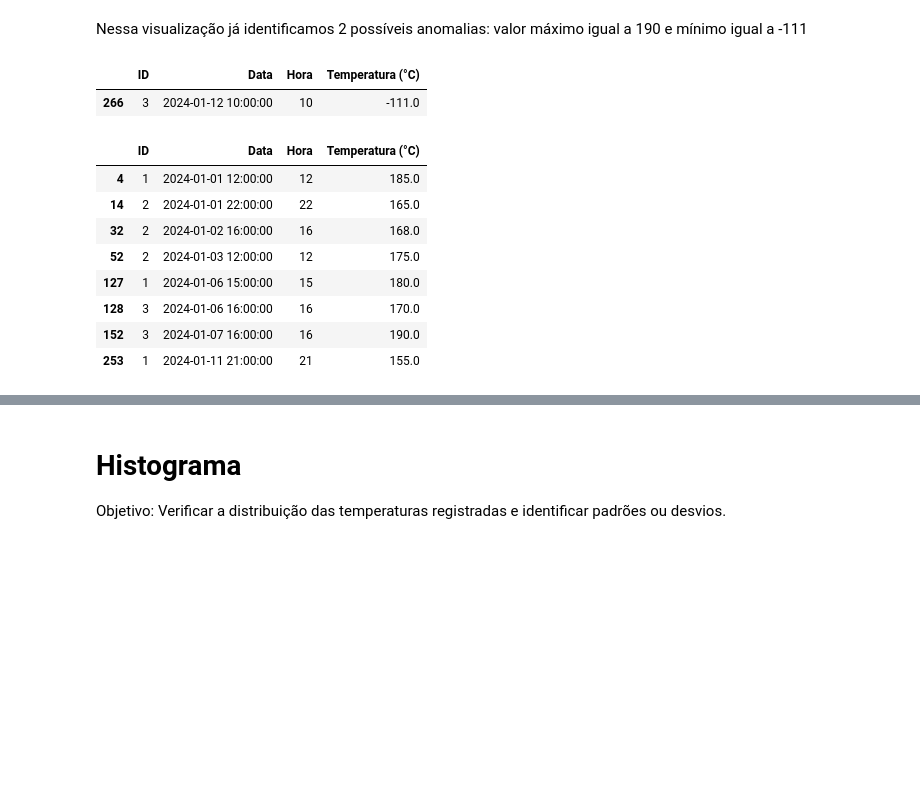
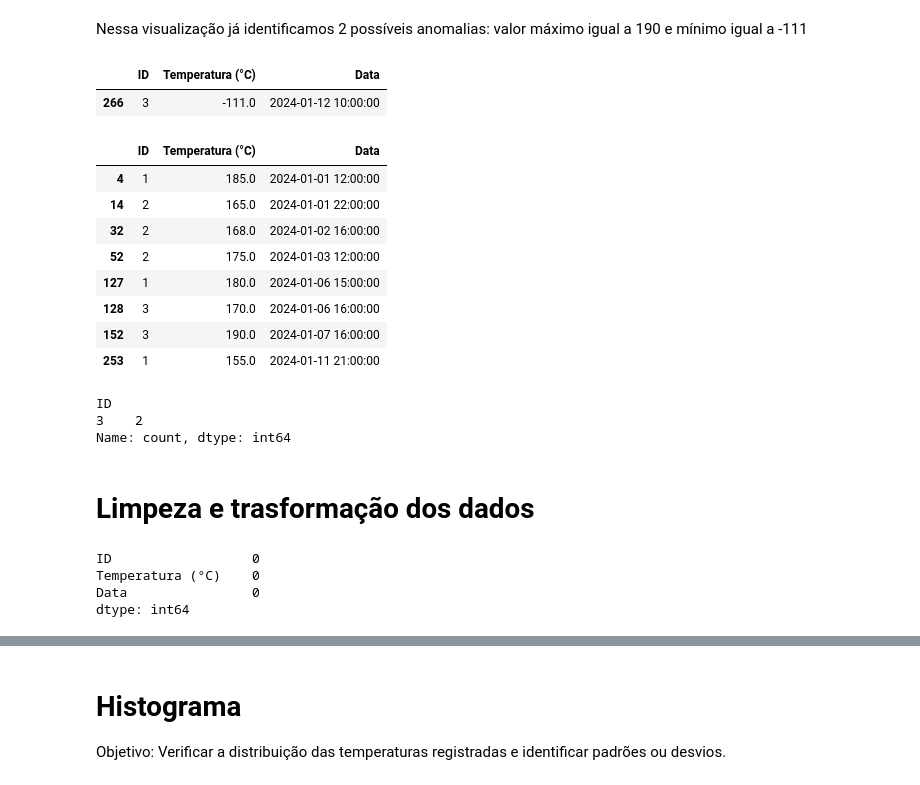
Before and after one commit to JonathanCristovao/analise-de-dados-automacao, a Jupyter notebook: analise_sensores.ipynb, the cells around one changed output, grey strips where cells are left out. Saved outputs shown, nothing was run; the diff lists cells and outputs as text; code cells hidden in the pictures; blank space fills up the shorter version.

```diff
--- a/analise_sensores.ipynb
+++ b/analise_sensores.ipynb
@@ -19,7 +19,6 @@ import warnings
 warnings.filterwarnings("ignore")
 # %%
 # lendo os dados
-data = pd.read_csv('data/temp_sensores.csv',index_col=False)
-data.to_csv('data/temp_sensores.csv',index=False)
-data.head()
+df_sensores = pd.read_csv('data/temp_sensores.csv',index_col=False)
+df_sensores.head()
 # %% [output]
@@ -54,19 +53,34 @@ Name: Temperatura (°C), dtype: float64
 # %% [markdown]
 Nessa visualização já identificamos 2 possíveis anomalias: valor máximo igual a 190 e mínimo igual a -111
 # %%
-data.query('`Temperatura (°C)` <0')
+df_sensores.query('`Temperatura (°C)` <0')
 # %% [output]
-|  | ID | Data | Hora | Temperatura (°C) |
-| 266 | 3 | 2024-01-12 10:00:00 | 10 | -111.0 |
+|  | ID | Temperatura (°C) | Data |
+| 266 | 3 | -111.0 | 2024-01-12 10:00:00 |
 # %%
-data.query('`Temperatura (°C)`>120')
+df_sensores.query('`Temperatura (°C)`>120')
 # %% [output]
-|  | ID | Data | Hora | Temperatura (°C) |
-| 4 | 1 | 2024-01-01 12:00:00 | 12 | 185.0 |
-| 14 | 2 | 2024-01-01 22:00:00 | 22 | 165.0 |
-| 32 | 2 | 2024-01-02 16:00:00 | 16 | 168.0 |
-| 52 | 2 | 2024-01-03 12:00:00 | 12 | 175.0 |
-| 127 | 1 | 2024-01-06 15:00:00 | 15 | 180.0 |
-| 128 | 3 | 2024-01-06 16:00:00 | 16 | 170.0 |
-| 152 | 3 | 2024-01-07 16:00:00 | 16 | 190.0 |
-| 253 | 1 | 2024-01-11 21:00:00 | 21 | 155.0 |
+|  | ID | Temperatura (°C) | Data |
+| 4 | 1 | 185.0 | 2024-01-01 12:00:00 |
+| 14 | 2 | 165.0 | 2024-01-01 22:00:00 |
+| 32 | 2 | 168.0 | 2024-01-02 16:00:00 |
+| 52 | 2 | 175.0 | 2024-01-03 12:00:00 |
+| 127 | 1 | 180.0 | 2024-01-06 15:00:00 |
+| 128 | 3 | 170.0 | 2024-01-06 16:00:00 |
+| 152 | 3 | 190.0 | 2024-01-07 16:00:00 |
+| 253 | 1 | 155.0 | 2024-01-11 21:00:00 |
+# %%
+df_sensores.query('`Temperatura (°C)`>120 & ID==3')['ID'].value_counts()
+# %% [output]
+ID
+3    2
+Name: count, dtype: int64
+# %% [markdown]
+# Limpeza e trasformação dos dados
+# %%
+df_sensores.isnull().sum()
+# %% [output]
+ID                  0
+Temperatura (°C)    0
+Data                0
+dtype: int64
```
Also changed, not shown: parts of 12 cells of this notebook, 1 other file.
